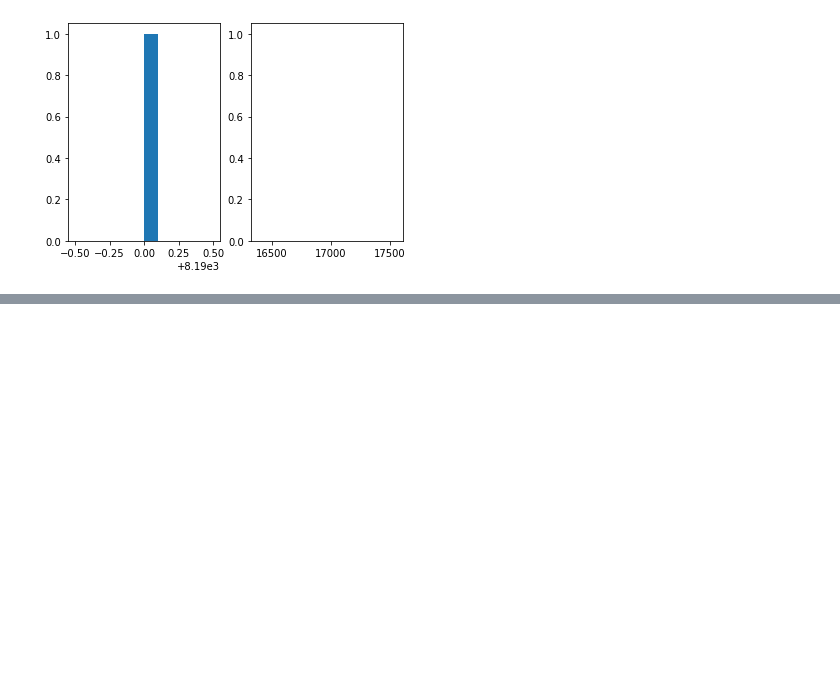
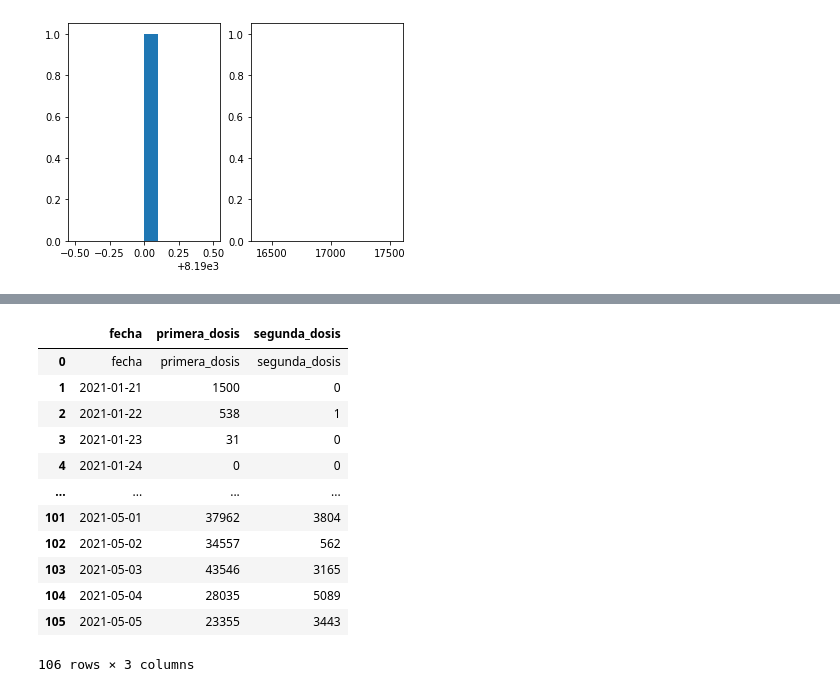
Before and after one commit to GabrielChuchuca/Prueba1InterSimulacion, a Jupyter notebook: PruebaSimulacion.ipynb, the cells around one changed output, grey strips where cells are left out. Drawn from its saved outputs; the diff is of its cells as text; code cells hidden in the pictures; blank space fills up the shorter version.

```diff
--- a/PruebaSimulacion.ipynb
+++ b/PruebaSimulacion.ipynb
@@ -8,12 +11,12 @@ import matplotlib.pyplot as plt
 # %%
 url_vacunados = 'https://raw.githubusercontent.com/andrab/ecuacovid/master/datos_crudos/vacunas/vacunas.csv'
 url_fabricantes = 'https://raw.githubusercontent.com/andrab/ecuacovid/master/datos_crudos/vacunas/fabricantes.csv'
+url_planvacunarse = 'https://raw.githubusercontent.com/andrab/ecuacovid/master/datos_crudos/vacunas/vacunas_planvacunarse.csv'
 df_vacunados = pd.read_csv(url_vacunados, header = None)
 df_vacunados.columns = ['fecha', 'dosis_total', 'primera_dosis', 'segunda_dosis']
-#df_vacunados['fecha'] + ' ' + df_vacunados['dosis_total']
-#df_vacunados
+#print(df_vacunados)
+
 plt.barh(df_vacunados['fecha'][1:], df_vacunados['dosis_total'][1:])
-#plt.plot(df_vacunados['fecha'], df_vacunados['dosis_total'],marker="o")
 plt.gcf().set_size_inches(42, 25)
 plt.grid()
 plt.show()
@@ -154,0 +83,18 @@ plt.show()
+# %%
+df_planvacunarse = pd.read_csv(url_planvacunarse, header = None)
+df_planvacunarse.columns = ['fecha', 'primera_dosis', 'segunda_dosis']
+df_planvacunarse
+# %% [output]
+|  | fecha | primera_dosis | segunda_dosis |
+| 0 | fecha | primera_dosis | segunda_dosis |
+| 1 | 2021-01-21 | 1500 | 0 |
+| 2 | 2021-01-22 | 538 | 1 |
+| 3 | 2021-01-23 | 31 | 0 |
+| 4 | 2021-01-24 | 0 | 0 |
+| ... | ... | ... | ... |
+| 101 | 2021-05-01 | 37962 | 3804 |
+| 102 | 2021-05-02 | 34557 | 562 |
+| 103 | 2021-05-03 | 43546 | 3165 |
+| 104 | 2021-05-04 | 28035 | 5089 |
+| 105 | 2021-05-05 | 23355 | 3443 |
+106 rows × 3 columns
```
Also changed, not shown: parts of 12 cells of this notebook.
